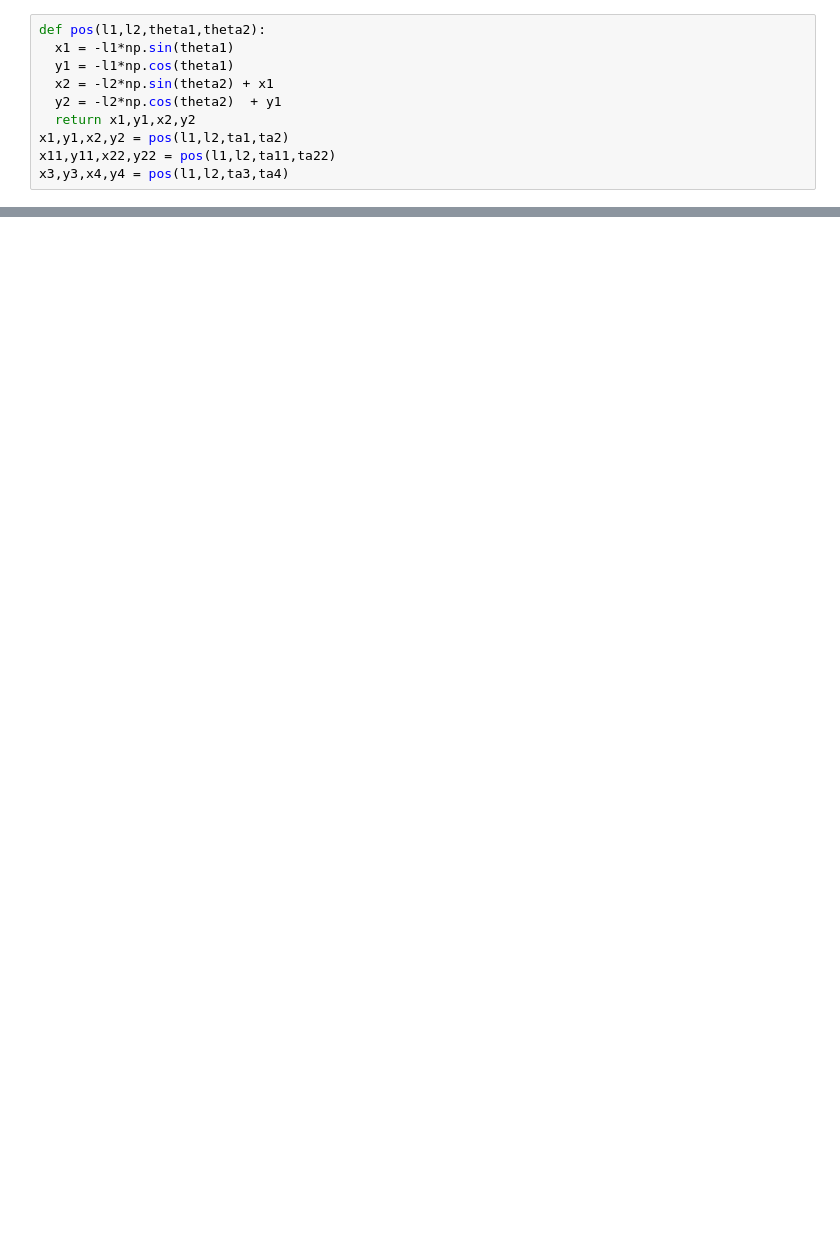
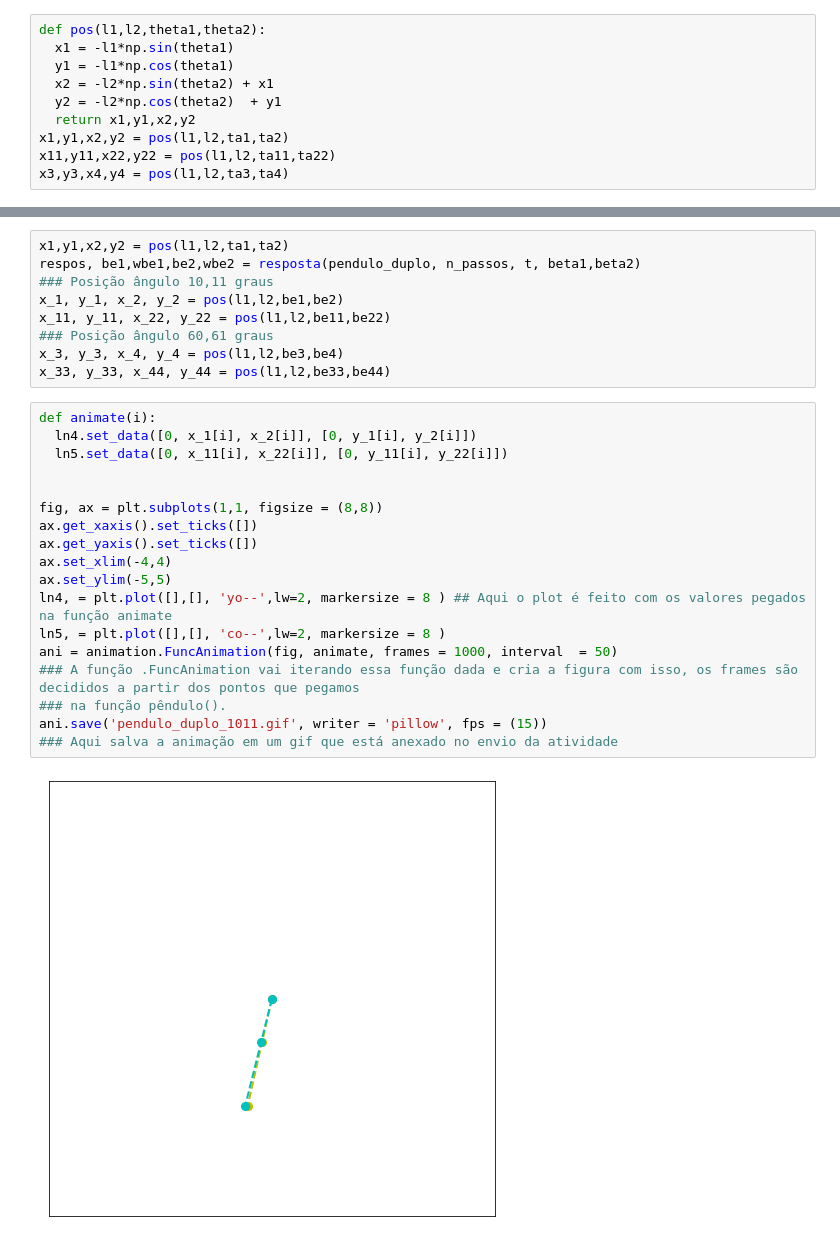
Before and after one commit to pedr19faria/pend-duplo, a Jupyter notebook: DoublePendulum.ipynb, the cells around one changed output, grey strips where cells are left out. Saved outputs shown, nothing was run; the diff lists cells and outputs as text; blank space fills up the shorter version.

```diff
--- a/DoublePendulum.ipynb
+++ b/DoublePendulum.ipynb
@@ -188,0 +170,29 @@ ani.save('pendulo_duplo_3.gif', writer = 'pillow', fps = len(t[t<1]))
+# %%
+x1,y1,x2,y2 = pos(l1,l2,ta1,ta2)
+respos, be1,wbe1,be2,wbe2 = resposta(pendulo_duplo, n_passos, t, beta1,beta2)
+### Posição ângulo 10,11 graus
+x_1, y_1, x_2, y_2 = pos(l1,l2,be1,be2)
+x_11, y_11, x_22, y_22 = pos(l1,l2,be11,be22)
+### Posição ângulo 60,61 graus
+x_3, y_3, x_4, y_4 = pos(l1,l2,be3,be4)
+x_33, y_33, x_44, y_44 = pos(l1,l2,be33,be44)
+# %%
+def animate(i):
+  ln4.set_data([0, x_1[i], x_2[i]], [0, y_1[i], y_2[i]])
+  ln5.set_data([0, x_11[i], x_22[i]], [0, y_11[i], y_22[i]])
+
+
+fig, ax = plt.subplots(1,1, figsize = (8,8))
+ax.get_xaxis().set_ticks([])
+ax.get_yaxis().set_ticks([])
+ax.set_xlim(-4,4)
+ax.set_ylim(-5,5)
+ln4, = plt.plot([],[], 'yo--',lw=2, markersize = 8 ) ## Aqui o plot é feito com os valores pegados na função animate
+ln5, = plt.plot([],[], 'co--',lw=2, markersize = 8 )
+ani = animation.FuncAnimation(fig, animate, frames = 1000, interval  = 50)
+### A função .FuncAnimation vai iterando essa função dada e cria a figura com isso, os frames são decididos a partir dos pontos que pegamos
+### na função pêndulo().
+ani.save('pendulo_duplo_1011.gif', writer = 'pillow', fps = (15))
+### Aqui salva a animação em um gif que está anexado no envio da atividade
+# %% [output]
+[figure, added]
```
Also changed, not shown: parts of 16 cells of this notebook.
